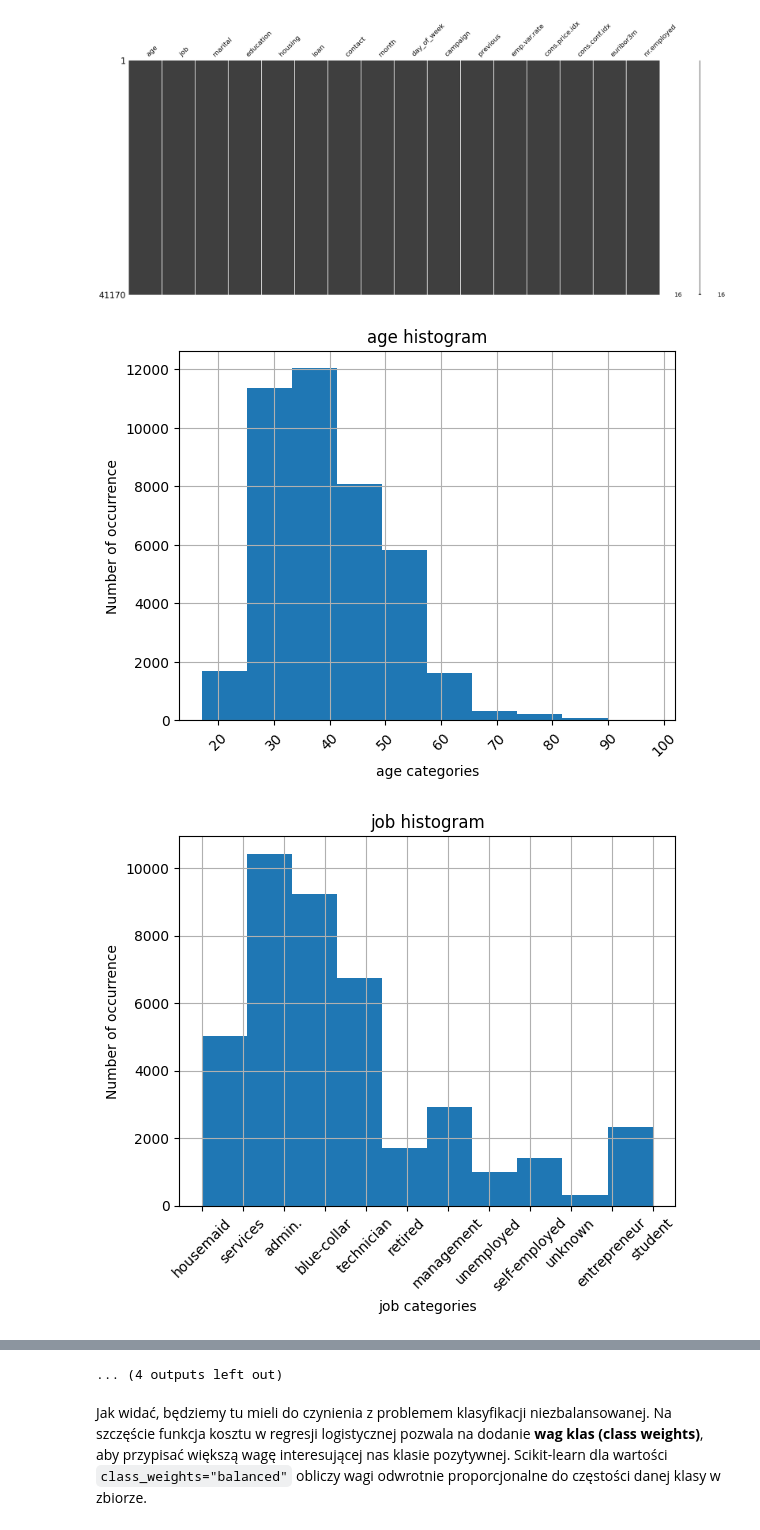
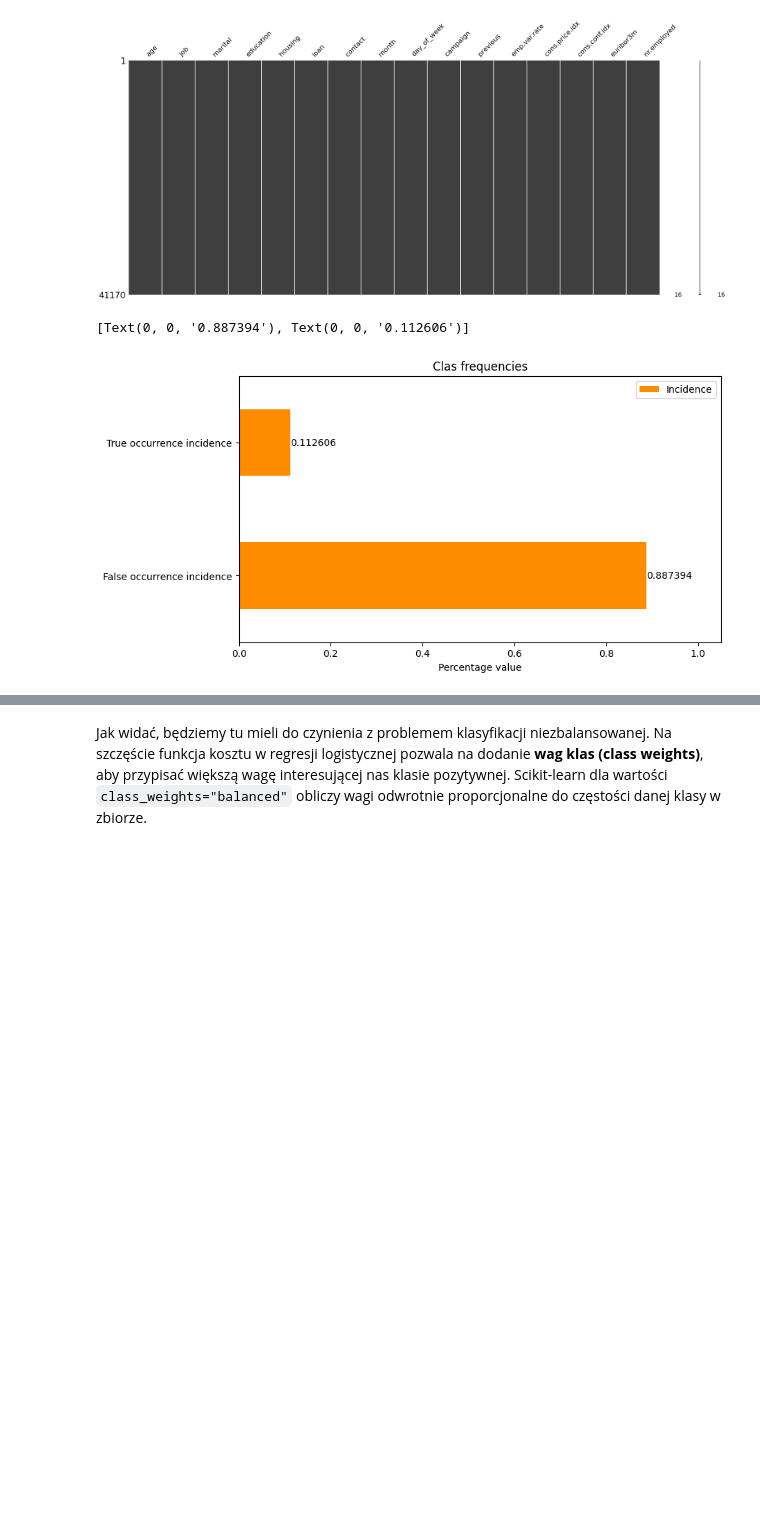
Before and after one commit to dmarek03/ARTIFICIAL_INTELLIGENCE_BASICS, a Jupyter notebook: lab1/lab_1.ipynb, the cells around one changed output, grey strips where cells are left out. Drawn from its saved outputs; the diff is of its cells as text; code cells hidden in the pictures; blank space fills up the shorter version.

Commit message:
Added correct class frequency plot

```diff
--- a/lab1/lab_1.ipynb
+++ b/lab1/lab_1.ipynb
@@ -1227,13 +1227,22 @@ msno.matrix(df)
 # %%
 # plot class frequencies
 # your_code
-for col in df.columns:
-    df[col].hist()
-    plt.ylabel("Number of occurrence")
-    plt.xlabel(f"{col} categories")
-    plt.title(f"{col} histogram")
-    plt.xticks(rotation=45)
-    plt.show()
+# for col in df.columns:
+#     df[col].hist()
+#     plt.ylabel("Number of occurrence")
+#     plt.xlabel(f"{col} categories")
+#     plt.title(f"{col} histogram")
+#     plt.xticks(rotation=45)
+#     plt.show()
+
+
+incidence = np.bincount(y)/len(y)
+df_plot = pd.DataFrame({'Incidence':incidence}, index=['False occurrence incidence', 'True occurrence incidence'])
+ax = df_plot.plot.barh(color='darkorange', ax=plt.figure(figsize=(9, 5)).gca())
+ax.set_title('Clas frequencies')
+ax.set_xlabel('Percentage value')
+ax.set_xlim(0, 1.05)
+ax.bar_label(ax.containers[0])
 # %% [output]
+[Text(0, 0, '0.887394'), Text(0, 0, '0.112606')]
-[figure, old version]
+[figure, new version]
-[figure, removed]
@@ -1250,4 +1249,3 @@ for col in df.columns:
-... (4 outputs left out)
 # %% [markdown]
 Jak widać, będziemy tu mieli do czynienia z problemem klasyfikacji niezbalansowanej. Na szczęście funkcja kosztu w regresji logistycznej pozwala na dodanie **wag klas (class weights)**, aby przypisać większą wagę interesującej nas klasie pozytywnej. Scikit-learn dla wartości `class_weights="balanced"` obliczy wagi odwrotnie proporcjonalne do częstości danej klasy w zbiorze.
 # %% [markdown]
```
Also changed, not shown: parts of 1 cell of this notebook.
